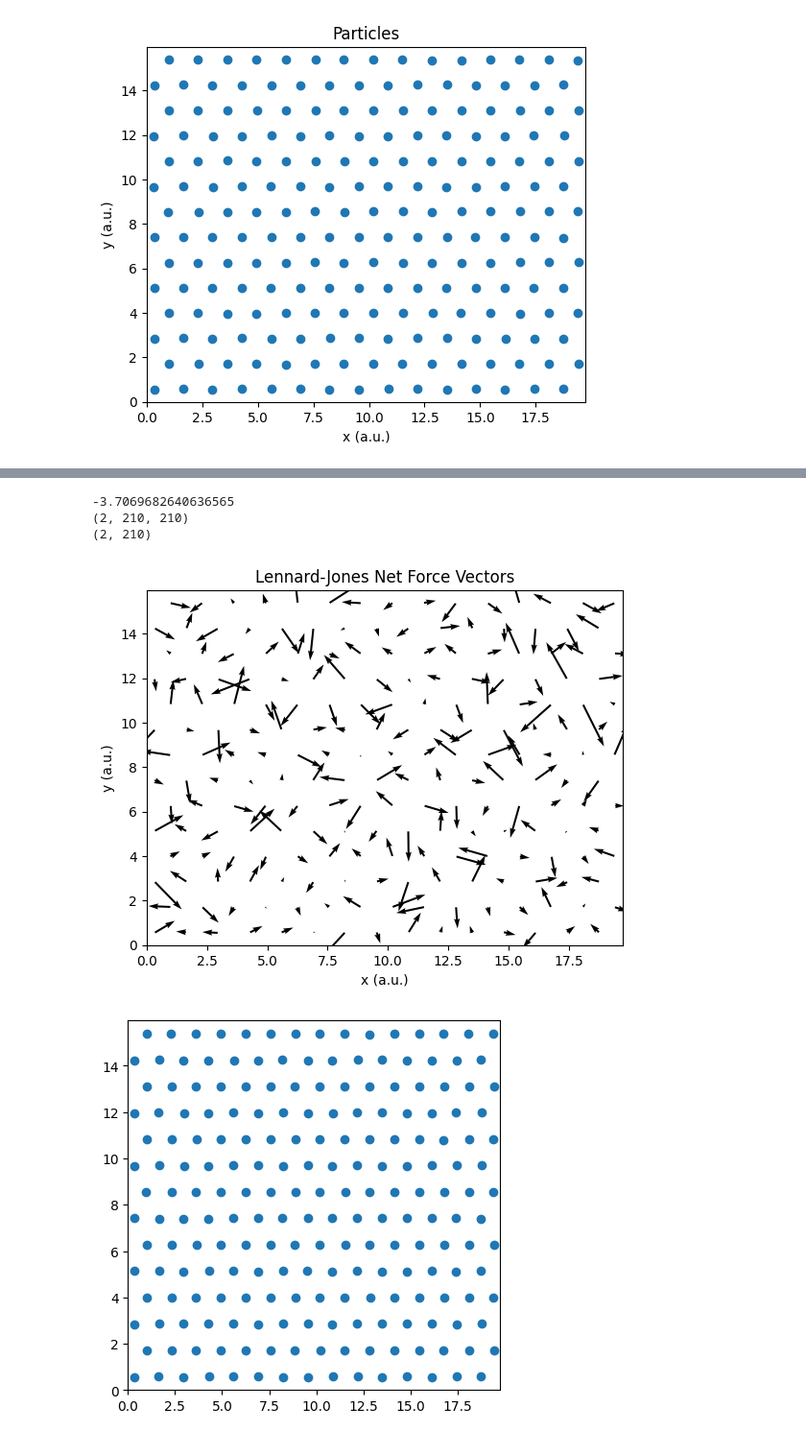
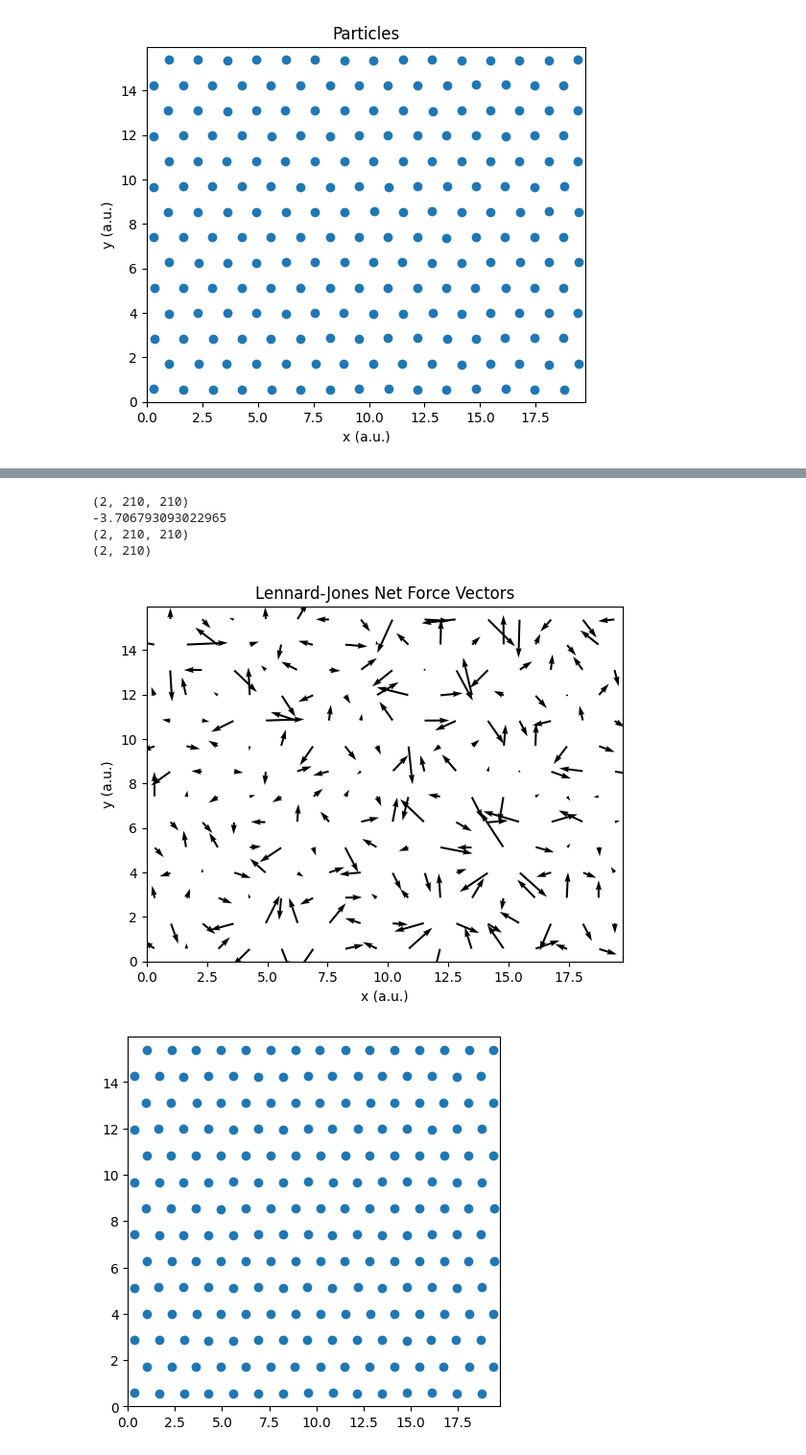
Before and after one commit to julius-clegg/Molecular-Dynamics-Simulation, a Jupyter notebook: PHYS2020 Project.ipynb, the cells around one changed output, grey strips where cells are left out. Shown at 96% size. Cells and saved outputs as stored; diff of their text form; code cells hidden in the pictures.

```diff
--- a/PHYS2020 Project.ipynb
+++ b/PHYS2020 Project.ipynb
@@ -63,7 +63,7 @@ r,L,N = generate_triangular_lattice(DENSITY,N_L)
 L = np.array(L)
 print(L)
 # add small random displacements
-r += np.random.uniform(-RANDOM_DISPLACEMENT,RANDOM_DISPLACEMENT,r.shape)
+r += rng.uniform(-RANDOM_DISPLACEMENT,RANDOM_DISPLACEMENT,r.shape)
 print(r.shape)
 print(N)
 
@@ -167,19 +169,20 @@ def pair_distances(r):
     return magnitudes(pair_displacements(r))
 
 displacements = pair_displacements(r)
+print(displacements.shape)
 
 diag_mask = np.identity(N,dtype=int)==1
 
 Us = pair_U_lj_vec(displacements)
 Us[diag_mask] = 0
 Us = Us.sum()
-calc_U = Us / N
-print(calc_U)
+U_av = Us / N
+print(U_av)
 
-calc_F = pair_F_lj_vec(displacements)
-calc_F[:,diag_mask] = 0
-print(calc_F.shape)
-F_net = calc_F.sum(axis=2)
+F = pair_F_lj_vec(displacements)
+F[:,diag_mask] = 0
+print(F.shape)
+F_net = F.sum(axis=2)
 print(F_net.shape)
 
 # plt.quiver(np.repeat(r[0],N),np.repeat(r[1],N), displacements[0,:,:].ravel(),displacements[1,:,:].ravel(), angles="xy", scale=1, scale_units="xy")
@@ -196,34 +199,35 @@ def plot_each_arrow(r,A,color=None):
 # plt.title("Displacement Vectors")
 # plt.xlabel("x (a.u.)")
 # plt.ylabel("y (a.u.)")
 # plot_each_arrow(r,displacements,magnitudes(displacements))
 # plt.show()
 
 # plt.title("Lennard-Jones Force Vectors")
 # plt.xlim(0, L)
 # plt.ylim(0, L)
 # plt.xlabel("x (a.u.)")
 # plt.ylabel("y (a.u.)")
 # plot_each_arrow(
 #     r,
 #     lj_forces / magnitudes(lj_forces),
 #     np.clip(magnitudes(lj_forces),0,1),
 # )
 # plt.colorbar()
 # plt.text(L*0.1,L*0.1, "Forces are clipped with upper bound 1")
 # plt.show()
 
 plt.title("Lennard-Jones Net Force Vectors")
 plt.xlim(0, L[0])
 plt.ylim(0, L[1])
 plt.xlabel("x (a.u.)")
 plt.ylabel("y (a.u.)")
 plt.quiver(*r, *F_net, angles="xy", )
 plt.show()
 # %% [output]
--3.7069682640636565
+(2, 210, 210)
+-3.706793093022965
 (2, 210, 210)
 (2, 210)
-[figure, old version]
+[figure, new version]
 # %%
 class System():
```
Also changed, not shown: parts of 6 cells of this notebook, 1 other file.
